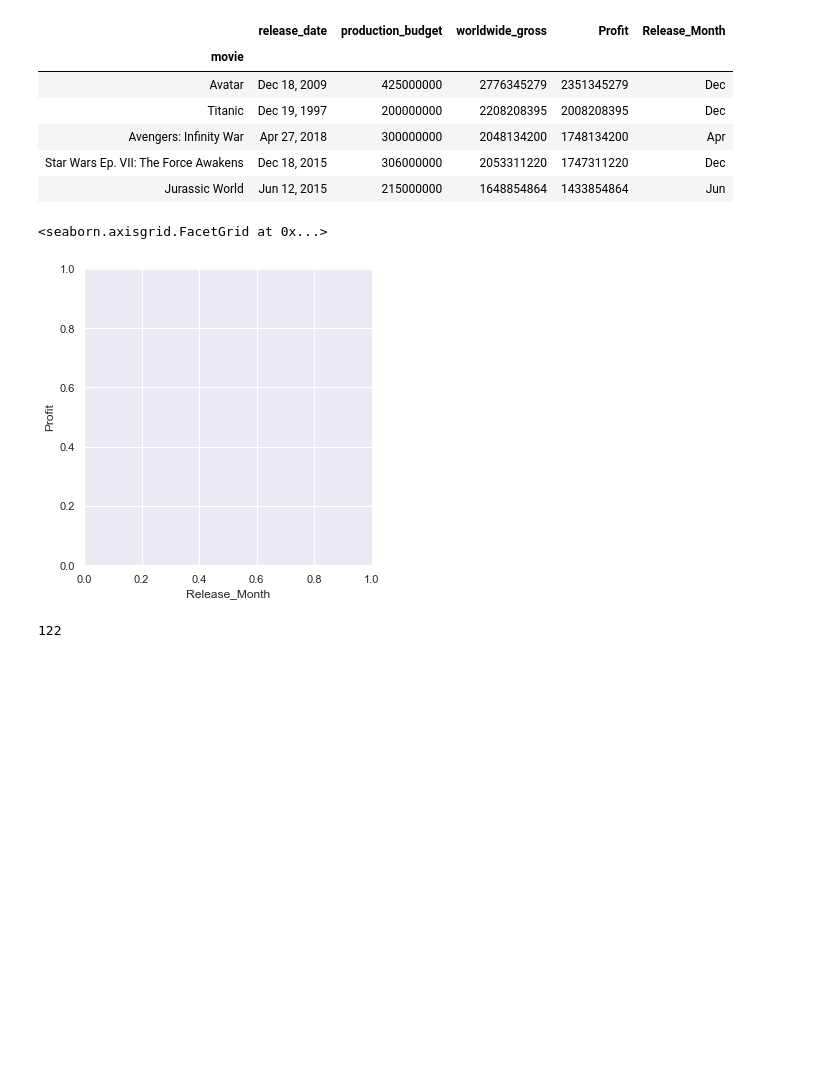
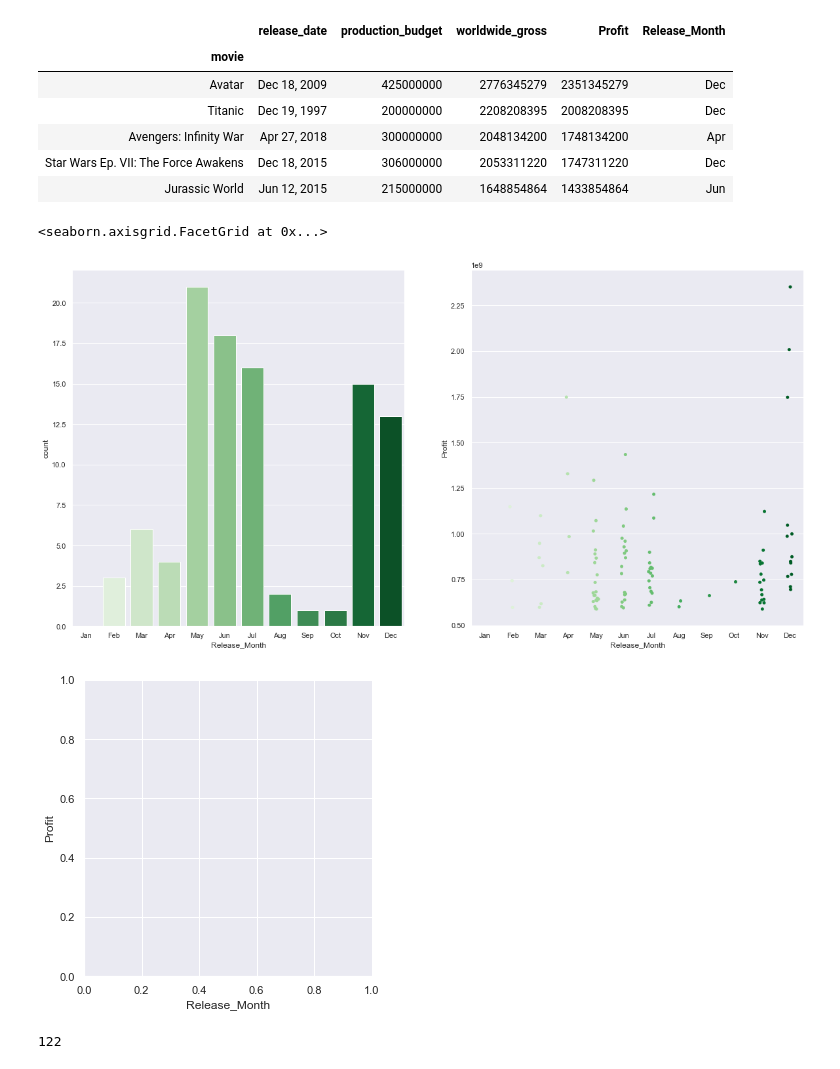
Before and after one commit to carlyf15/dsc-mod-1-project-v2-1-online-ds-sp-000, a Jupyter notebook: student.ipynb, the cells around one changed output. Cells and saved outputs as stored; diff of their text form; code cells hidden in the pictures; blank space fills up the shorter version.

```diff
--- a/student.ipynb
+++ b/student.ipynb
@@ -244,20 +244,21 @@ top_100.head()
 # %%
 Months = ['Jan', 'Feb', 'Mar', 'Apr', 'May', 'Jun',
              'Jul', 'Aug', 'Sep', 'Oct', 'Nov', 'Dec']
 
 
 sns.set_context('notebook')
-#Release_Data = plt.figure(figsize=(20,10))
+Release_Data = plt.figure(figsize=(20,10))
 
 ax = Release_Data.add_subplot(121)
 ax2 = Release_Data.add_subplot(122)
 Color=sns.color_palette('Greens', n_colors=12)
 
 sns.countplot(top_100['Release_Month'], order=Months, ax=ax, palette=Color)
 sns.catplot(x='Release_Month', y='Profit', data=top_100, order=Months, ax=ax2, palette=Color)
 # %% [output]
 <seaborn.axisgrid.FacetGrid at 0x...>
-[figure, old version]
+[figure, new version]
+[figure, added]
 # %%
 #Merge my top 100 Dataframe with another to get runtimes and genres
 imdb_basics=imdb_basics.rename(columns={'primary_title':'movie'})
```
Also changed, not shown: parts of 19 cells of this notebook, 2 other files.
